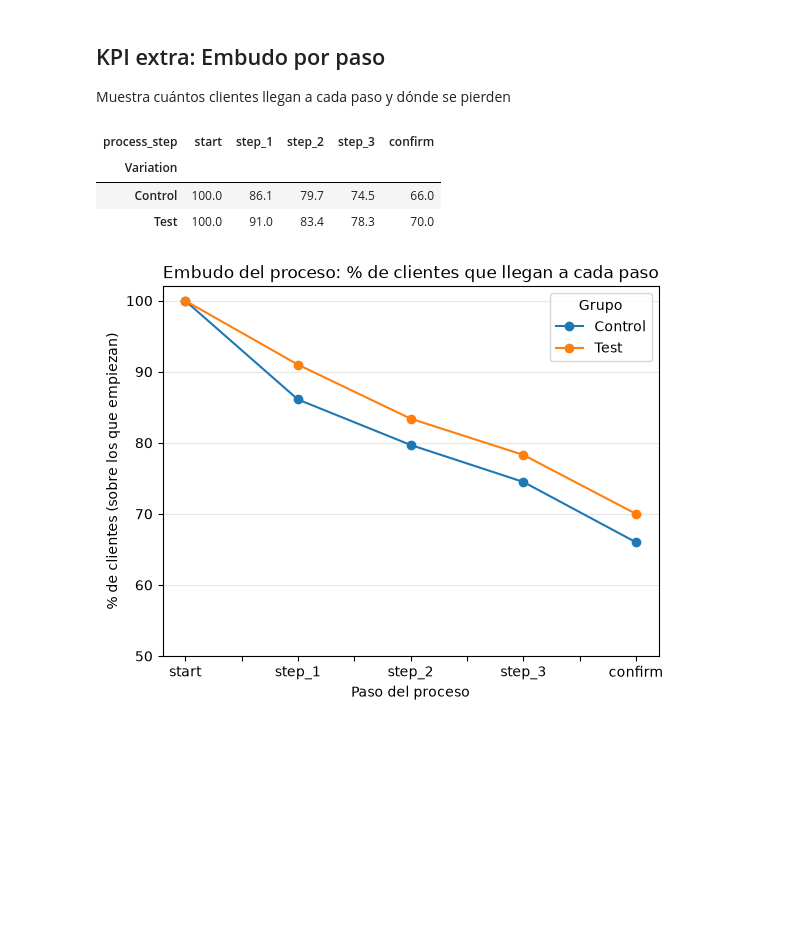
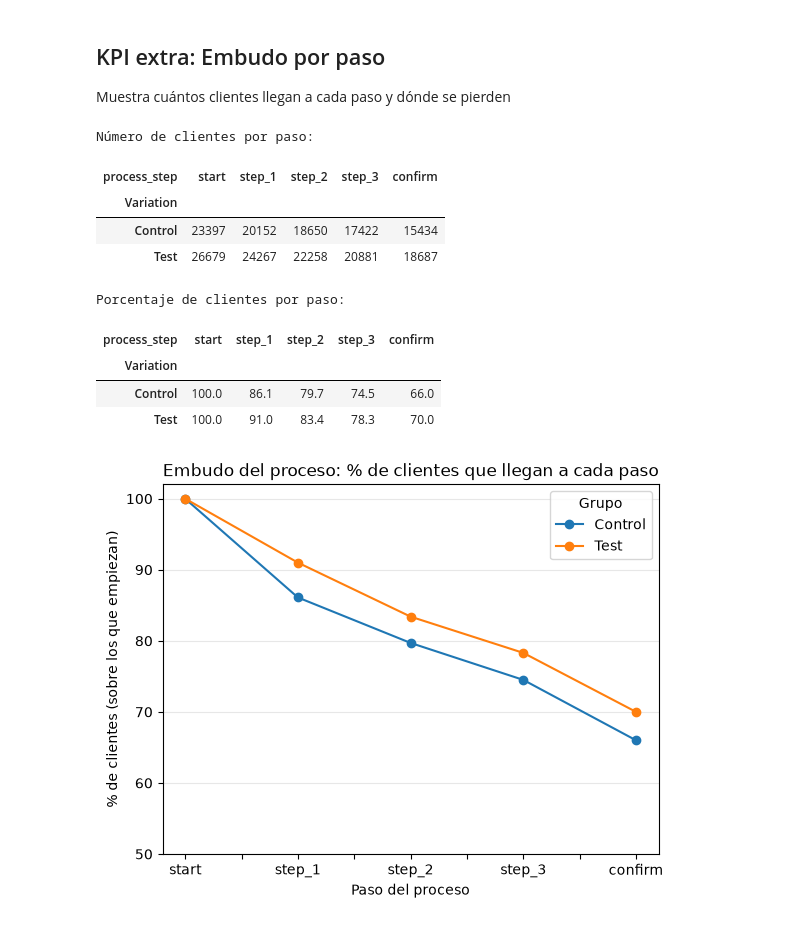
Before and after one commit to beafernandez22/Project_Vanguard_ab_Test, a Jupyter notebook: notebooks/trabajo_final.ipynb, the cells around one changed output. Saved outputs shown, nothing was run; the diff lists cells and outputs as text; code cells hidden in the pictures; blank space fills up the shorter version.

```diff
--- a/notebooks/trabajo_final.ipynb
+++ b/notebooks/trabajo_final.ipynb
@@ -1113,11 +1099,9 @@ Adicionalmente, al analizar las visitas individuales, la tasa de finalización a
 # %% [markdown]
 ## KPI 2: Tiempo empleado por cada paso: El tiempo en un paso es la diferencia entre ese registro y el siguiente dentro de la misma visita
 # %%
-web_ab["hora_siguiente"] = web_ab.groupby("visit_id")["date_time"].shift(-1)
-web_ab["duracion_seg"] = (web_ab["hora_siguiente"] - web_ab["date_time"]).dt.total_seconds()
+from Functions import calcular_tiempos_por_paso
 
-tiempos = (web_ab.groupby(["Variation", "process_step"])["duracion_seg"]
-           .median().unstack()[["start", "step_1", "step_2", "step_3"]].round(1))
+tiempos = calcular_tiempos_por_paso(web_ab)
 tiempos
 # %% [output]
 | process_step | start | step_1 | step_2 | step_3 |
@@ -1141,9 +1125,10 @@ Las cifras son medianas en segundos: la mitad de los usuarios tarda menos y la o
 # %% [markdown]
 ## KPI 3: Tasa de error: Cuenta como error volver a un paso anterior (por ejemplo, de step_3 a step_2)
 # %%
-web_ab["paso_anterior"] = web_ab.groupby("visit_id")["step_num"].shift(1)
-web_ab["error"] = web_ab["step_num"] < web_ab["paso_anterior"]
+from Functions import calcular_tasa_errores
 
-errores = web_ab.groupby(["Variation", "visit_id"])["error"].any().reset_index()
-errores.groupby("Variation")["error"].mean().mul(100).round(2)
+errores, tasa_errores = calcular_tasa_errores(web_ab)
+
+print("KPI 3 - Tasa de retrocesos por grupo")
+print(tasa_errores)
 # %% [output]
@@ -1173,15 +1159,26 @@ El nuevo diseño genera más errores: el 27,04 % de las visitas de Test tiene al
 
 Muestra cuántos clientes llegan a cada paso y dónde se pierden
 # %%
-embudo = (web_ab.groupby(["Variation", "process_step"])["client_id"]
-          .nunique().unstack()[list(orden)])
-embudo_pct = embudo.div(embudo["start"], axis=0).mul(100).round(1)
-embudo_pct
+from Functions import calcular_embudo
+
+embudo, embudo_pct = calcular_embudo(web_ab)
+
+print("Número de clientes por paso:")
+display(embudo)
+
+print("Porcentaje de clientes por paso:")
+display(embudo_pct)
 # %% [output]
+Número de clientes por paso:
 | process_step | start | step_1 | step_2 | step_3 | confirm |
 | Variation |  |  |  |  |  |
-| Control | 100.0 | 86.1 | 79.7 | 74.5 | 66.0 |
-| Test | 100.0 | 91.0 | 83.4 | 78.3 | 70.0 |
+| Control | 23397 | 20152 | 18650 | 17422 | 15434 |
+| Test | 26679 | 24267 | 22258 | 20881 | 18687 |
+Porcentaje de clientes por paso:
+| process_step | start | step_1 | step_2 | step_3 | confirm |
+| Variation |  |  |  |  |  |
+| Control | 100.0 | 86.1 | 79.7 | 74.5 | 66.0 |
+| Test | 100.0 | 91.0 | 83.4 | 78.3 | 70.0 |
 # %%
 embudo_pct.T.plot(kind="line", marker="o")
 plt.title("Embudo del proceso: % de clientes que llegan a cada paso")
```
Also changed, not shown: parts of 29 cells of this notebook, 10 other files.
